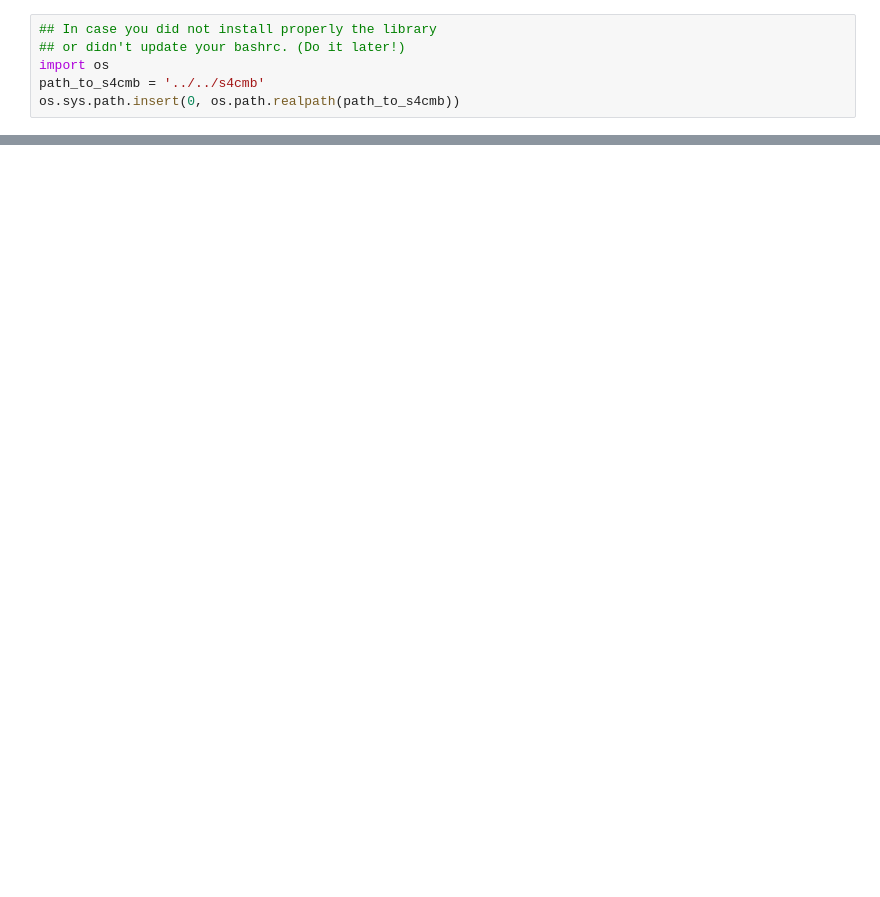
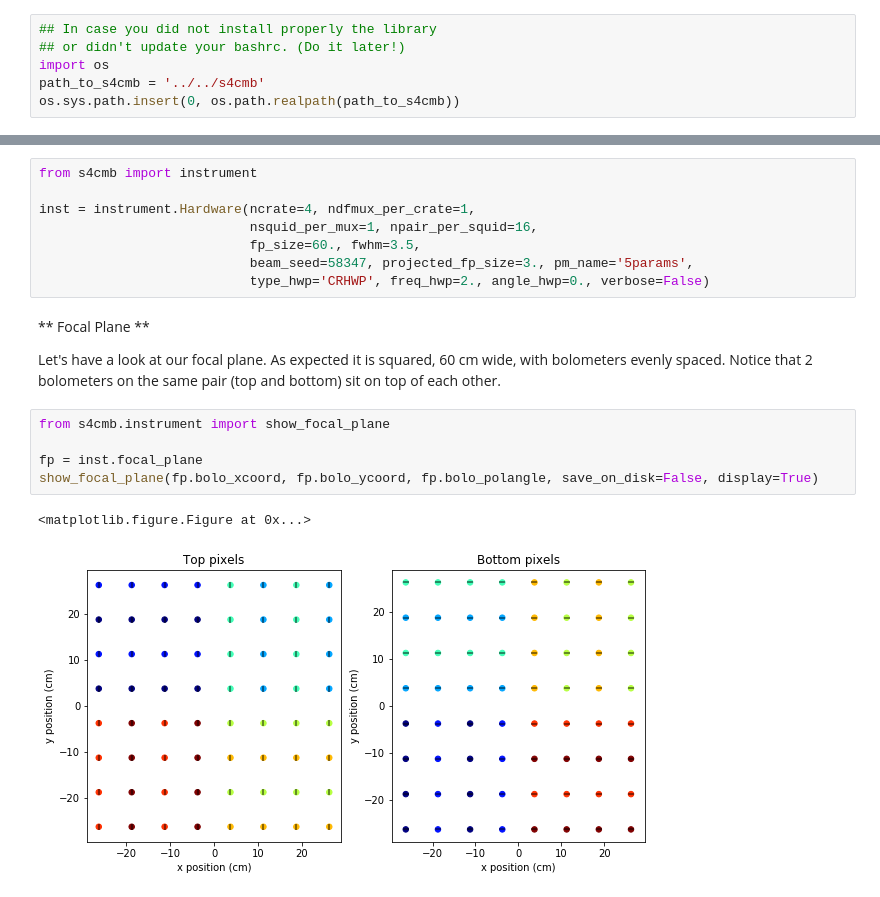
Before and after one commit to JulienPeloton/s4cmb-resources, a Jupyter notebook: Day1/s4cmb_presentation.ipynb, the cells around one changed output, grey strips where cells are left out. Cells and saved outputs as stored; diff of their text form; blank space fills up the shorter version.

Commit message:
Add simulation of the instrument

```diff
--- a/Day1/s4cmb_presentation.ipynb
+++ b/Day1/s4cmb_presentation.ipynb
@@ -30,0 +43,22 @@ More specifically, we focus on 5 parts of the instrument:
+# %%
+from s4cmb import instrument
+
+inst = instrument.Hardware(ncrate=4, ndfmux_per_crate=1,
+                           nsquid_per_mux=1, npair_per_squid=16,
+                           fp_size=60., fwhm=3.5,
+                           beam_seed=58347, projected_fp_size=3., pm_name='5params',
+                           type_hwp='CRHWP', freq_hwp=2., angle_hwp=0., verbose=False)
+# %% [markdown]
+** Focal Plane **
+
+Let's have a look at our focal plane. As expected it is squared, 60 cm wide,
+with bolometers evenly spaced. Notice that 2 bolometers on the same pair
+(top and bottom) sit on top of each other.
+# %%
+from s4cmb.instrument import show_focal_plane
+
+fp = inst.focal_plane
+show_focal_plane(fp.bolo_xcoord, fp.bolo_ycoord, fp.bolo_polangle, save_on_disk=False, display=True)
+# %% [output]
+<matplotlib.figure.Figure at 0x...>
+[figure, added]
```
Also changed, not shown: parts of 19 cells of this notebook.
